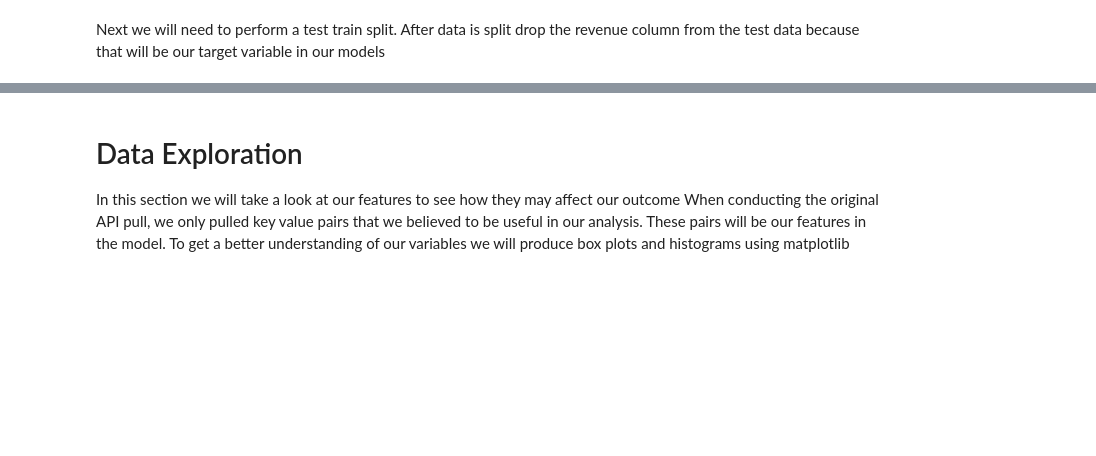
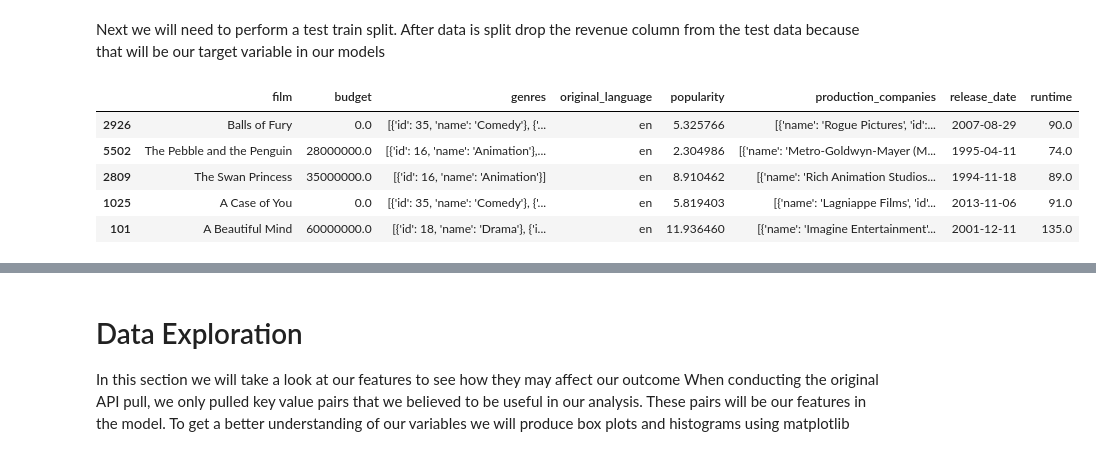
Before and after one commit to Joely0819/Project_4_GitGirls, a Jupyter notebook: Movie_Machine_Learning.ipynb, the cells around one changed output, grey strips where cells are left out. Drawn from its saved outputs; the diff is of its cells as text; code cells hidden in the pictures; blank space fills up the shorter version.

```diff
--- a/Movie_Machine_Learning.ipynb
+++ b/Movie_Machine_Learning.ipynb
@@ -489,0 +474,2 @@ all_movies
+# %%
+all_movies["genres"] = all_movies.genres.astype(str)
@@ -534 +538,8 @@ dtypes: float64(1), object(8)
 memory usage: 548.4+ KB
+# %%
+#converting objects that are currently numeric to float
+#converting release date to datetime
+all_movies["budget"] = all_movies.budget.astype(float)
+all_movies["runtime"] = all_movies.runtime.astype(float)
+all_movies["revenue"] = all_movies.revenue.astype(float)
+all_movies["release_date"] = pd.to_datetime(all_movies["release_date"])
@@ -541,2 +639,13 @@ test=all_movies.drop(train.index)
+# %%
+y_train = train["revenue"]
+X_train = train.drop(columns = ["revenue"])
+X_train.head()
+# %% [output]
+|  | film | budget | genres | original_language | popularity | production_companies | release_date | runtime |
+| 2926 | Balls of Fury | 0.0 | [{'id': 35, 'name': 'Comedy'}, {'... | en | 5.325766 | [{'name': 'Rogue Pictures', 'id':... | 2007-08-29 | 90.0 |
+| 5502 | The Pebble and the Penguin | 28000000.0 | [{'id': 16, 'name': 'Animation'},... | en | 2.304986 | [{'name': 'Metro-Goldwyn-Mayer (M... | 1995-04-11 | 74.0 |
+| 2809 | The Swan Princess | 35000000.0 | [{'id': 16, 'name': 'Animation'}] | en | 8.910462 | [{'name': 'Rich Animation Studios... | 1994-11-18 | 89.0 |
+| 1025 | A Case of You | 0.0 | [{'id': 35, 'name': 'Comedy'}, {'... | en | 5.819403 | [{'name': 'Lagniappe Films', 'id'... | 2013-11-06 | 91.0 |
+| 101 | A Beautiful Mind | 60000000.0 | [{'id': 18, 'name': 'Drama'}, {'i... | en | 11.936460 | [{'name': 'Imagine Entertainment'... | 2001-12-11 | 135.0 |
 # %%
 #drop Revenue column from TEST df because that will be our target variable
```
Also changed, not shown: parts of 21 cells of this notebook, 1 other file.
